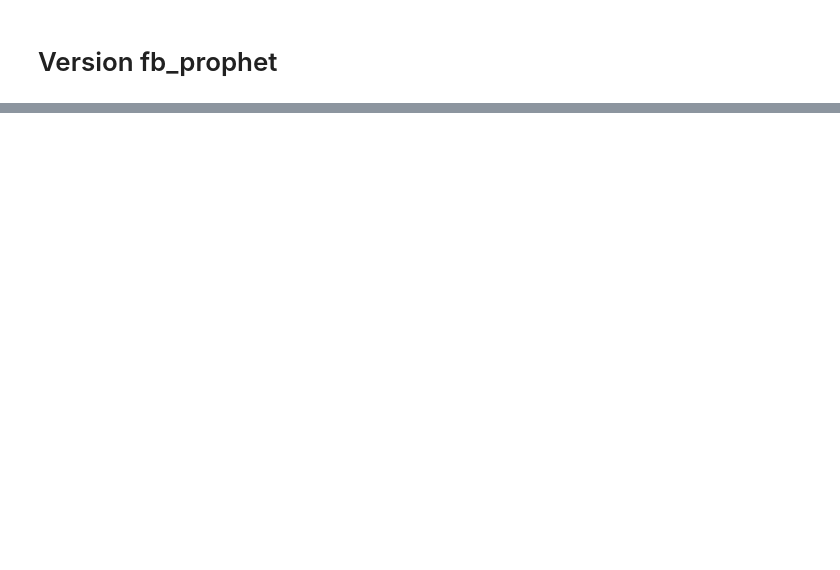
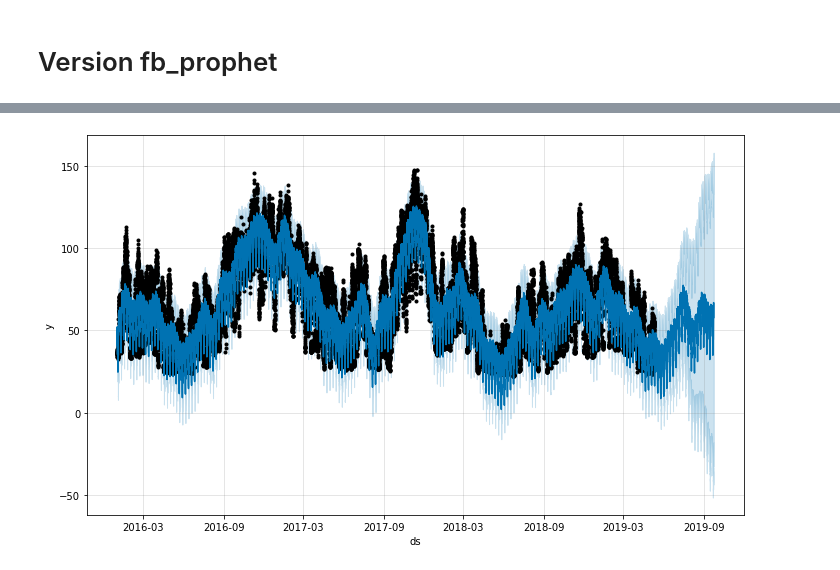
Before and after one commit to flo-collab/P16_timeseries, a Jupyter notebook: 05-SARIMAX/sarimax.ipynb, the cells around one changed output, grey strips where cells are left out. Drawn from its saved outputs; the diff is of its cells as text; code cells hidden in the pictures; blank space fills up the shorter version.

Commit message:
adding fb prophet to sarimax.ipynb

```diff
--- a/05-SARIMAX/sarimax.ipynb
+++ b/05-SARIMAX/sarimax.ipynb
@@ -90,0 +69,3 @@ df
+# %%
+df = df['carbon_intensity_avg'].reset_index()
+df.columns = ['ds','y']
@@ -90,0 +79,3 @@ df
+# %%
+df.ds = df.ds.dt.tz_localize(None)
+df.dtypes
@@ -90,0 +101,7 @@ df
+# %%
+proportion_train = 0.9
+cut = int(len(df)*proportion_train)
+df_train, df_test = df[:cut],df[cut:]
+from fbprophet import Prophet
+m = Prophet()
+m.fit(df_train)
@@ -90,0 +126,5 @@ df
+# %%
+future = m.make_future_dataframe(periods=len(df_test),freq='H')
+future
+forecast = m.predict(future)
+forecast[['ds', 'yhat', 'yhat_lower', 'yhat_upper']].tail()
@@ -90,0 +138,4 @@ df
+# %%
+m.plot(forecast);
+# %% [output]
+[figure, added]
```
Also changed, not shown: parts of 19 cells of this notebook.
